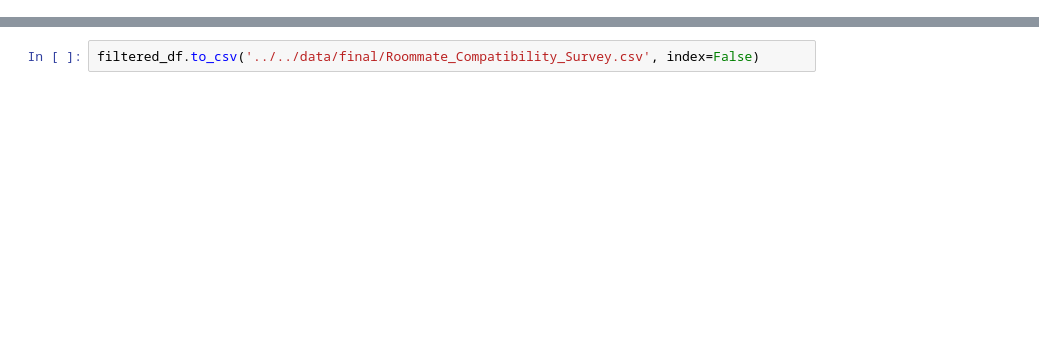
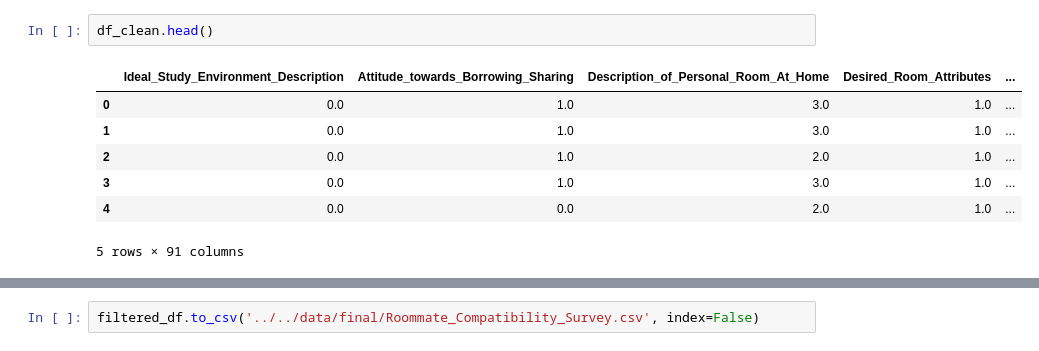
Before and after one commit to khaled-elsaeed/Roommate-Recommender, a Jupyter notebook: src/preprocessing/feature_engineering.ipynb, the cells around one changed output, grey strips where cells are left out. Saved outputs shown, nothing was run; the diff lists cells and outputs as text; blank space fills up the shorter version.

```diff
--- a/src/preprocessing/feature_engineering.ipynb
+++ b/src/preprocessing/feature_engineering.ipynb
@@ -20,0 +70,10 @@ data_normalized = pd.DataFrame(scaler.fit_transform(df), columns=df.columns)
+# %%
+df_clean.head()
+# %% [output]
+|  | Ideal_Study_Environment_Description | Attitude_towards_Borrowing_Sharing | Description_of_Personal_Room_At_Home | Desired_Room_Attributes | ... |
+| 0 | 0.0 | 1.0 | 3.0 | 1.0 | ... |
+| 1 | 0.0 | 1.0 | 3.0 | 1.0 | ... |
+| 2 | 0.0 | 1.0 | 2.0 | 1.0 | ... |
+| 3 | 0.0 | 1.0 | 3.0 | 1.0 | ... |
+| 4 | 0.0 | 0.0 | 2.0 | 1.0 | ... |
+5 rows × 91 columns
```
Also changed, not shown: parts of 11 cells of this notebook, 12 other files.
